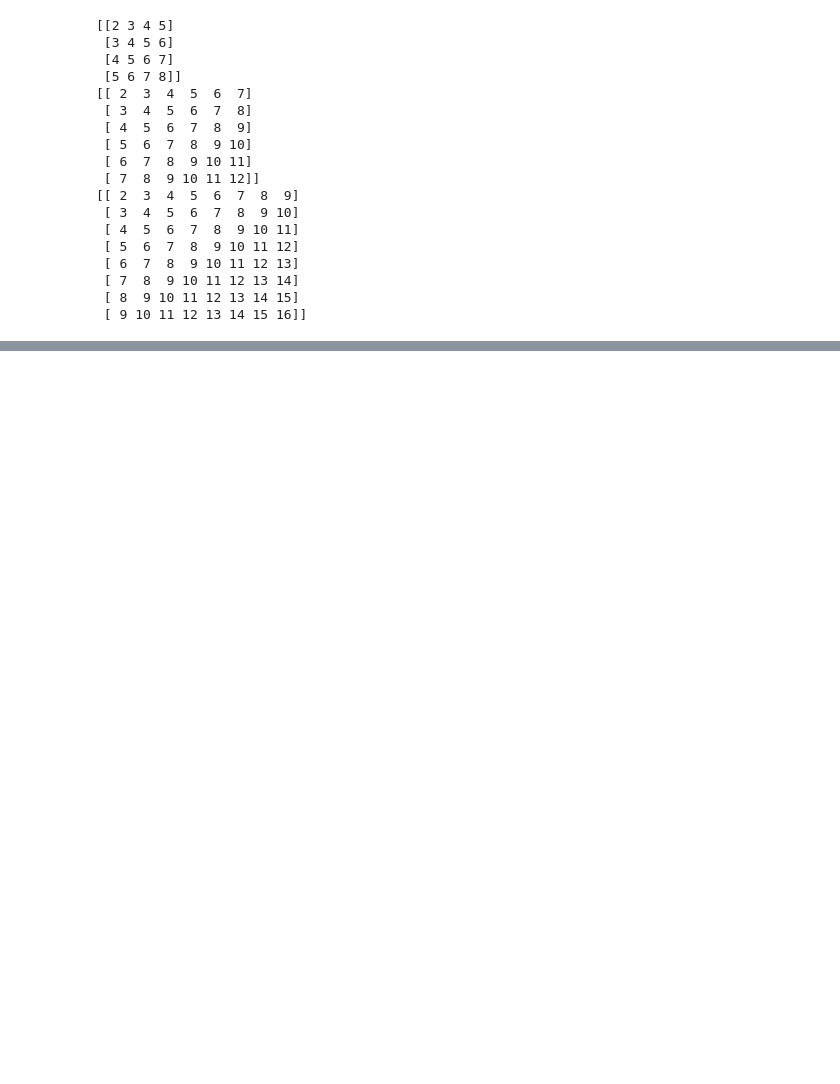
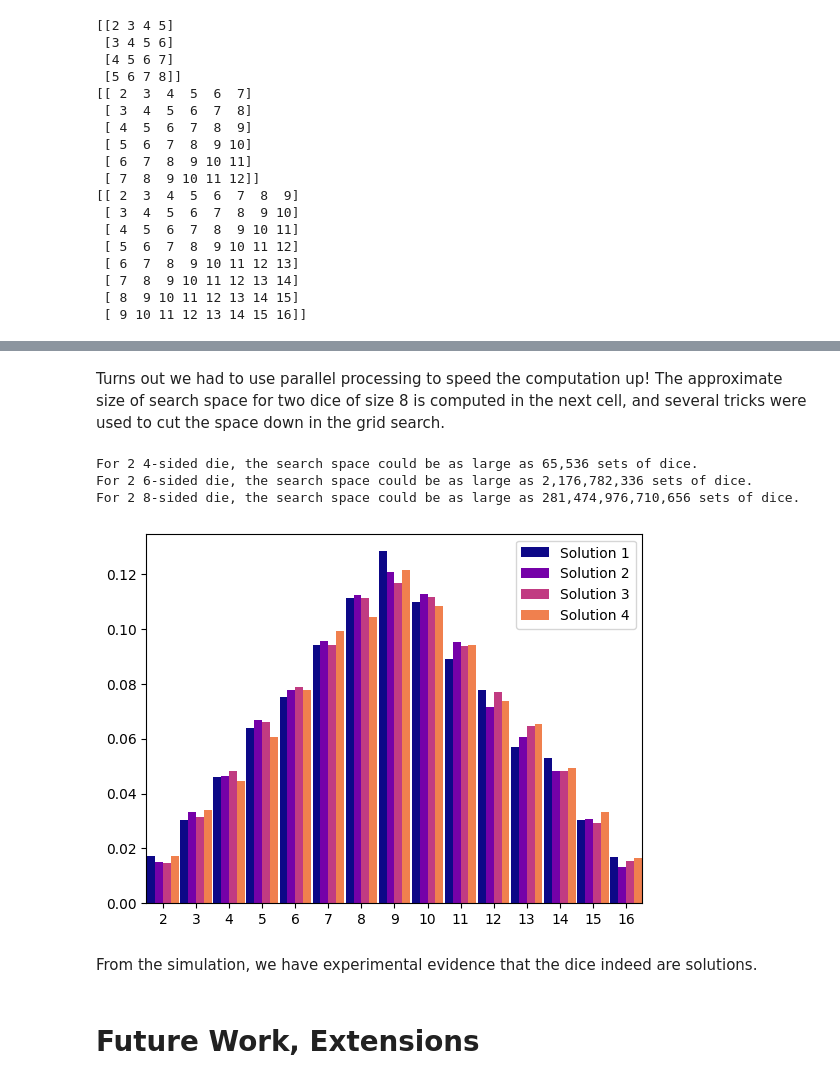
Before and after one commit to dderaad/DiceDontLookLikeThis, a Jupyter notebook: dice_dont_normally_look_like_this.ipynb, the cells around one changed output, grey strips where cells are left out. Cells and saved outputs as stored; diff of their text form; code cells hidden in the pictures; blank space fills up the shorter version.

```diff
--- a/dice_dont_normally_look_like_this.ipynb
+++ b/dice_dont_normally_look_like_this.ipynb
@@ -182,0 +190,11 @@ More generally, the counts can be generated in the following way: for $l = 1,\cd
+# %%
+n = 8
+
+start_time = time.time()
+result = grid_search_dice(n, parallel=True)
+end_time = time.time()
+
+print(f'Grid search for 2 dice of size {n} computed in parallel took {end_time - start_time} seconds.')
+print('The following are solutions:')
+for dice_set in result:
+    print(f'{dice_set}')
@@ -182,0 +218,55 @@ More generally, the counts can be generated in the following way: for $l = 1,\cd
+# %% [markdown]
+Turns out we had to use parallel processing to speed the computation up! The approximate size of search space for two dice of size 8 is computed in the next cell, and several tricks were used to cut the space down in the grid search.
+# %%
+for i in [4, 6, 8]:
+    N = (i ** i) ** 2
+    print(f'For 2 {i}-sided die, the search space could be as large as {N:,} sets of dice.')
+# %% [output]
+For 2 4-sided die, the search space could be as large as 65,536 sets of dice.
+For 2 6-sided die, the search space could be as large as 2,176,782,336 sets of dice.
+For 2 8-sided die, the search space could be as large as 281,474,976,710,656 sets of dice.
+# %%
+# Do these result in the same final distribution?
+n = 8
+dice_sets = [dice_set for dice_set in result]
+N = 10000
+
+roll_sums = np.zeros((N, len(dice_sets)))
+
+
+for i in range(N):
+    for j, dice_set in enumerate(dice_sets):
+        roll_sums[i][j] = sum_dice(dice_set)
+
+
+fig, ax = plt.subplots()
+
+# Visualize the sum as a bar chart
+buffer = 1 / 2
+hists = np.zeros((len(dice_sets), 2 * n - 1))
+
+for i, col in enumerate(roll_sums.T):
+    vals, frq = np.unique(col, return_counts=True, axis=0)
+    hists[i, ] = frq
+
+norm_hists = hists / np.sum(hists, axis=1).reshape(-1, 1)
+width_cluster = 0.95
+width_bar = width_cluster / len(dice_sets)
+
+bar_colors = [plasma(i*0.23) for i in range(len(dice_sets))]
+
+for i, dice_set in enumerate(dice_sets):
+    x_positions = vals + width_bar*i - width_cluster/2
+    ax.bar(x_positions, norm_hists[i, ], width_bar, align='edge', label=f'Solution {i+1}', color=bar_colors[i])
+
+ax.set_xlim(np.min(vals) - buffer, np.max(vals) + buffer)
+ax.set_xticks(range(np.min(vals.astype(int)), np.max(vals.astype(int))+1))
+ax.legend()
+
+pass
+# %% [output]
+[figure, added]
+# %% [markdown]
+From the simulation, we have experimental evidence that the dice indeed are solutions.
+# %% [markdown]
+# Future Work, Extensions
```
Also changed, not shown: parts of 23 cells of this notebook.
